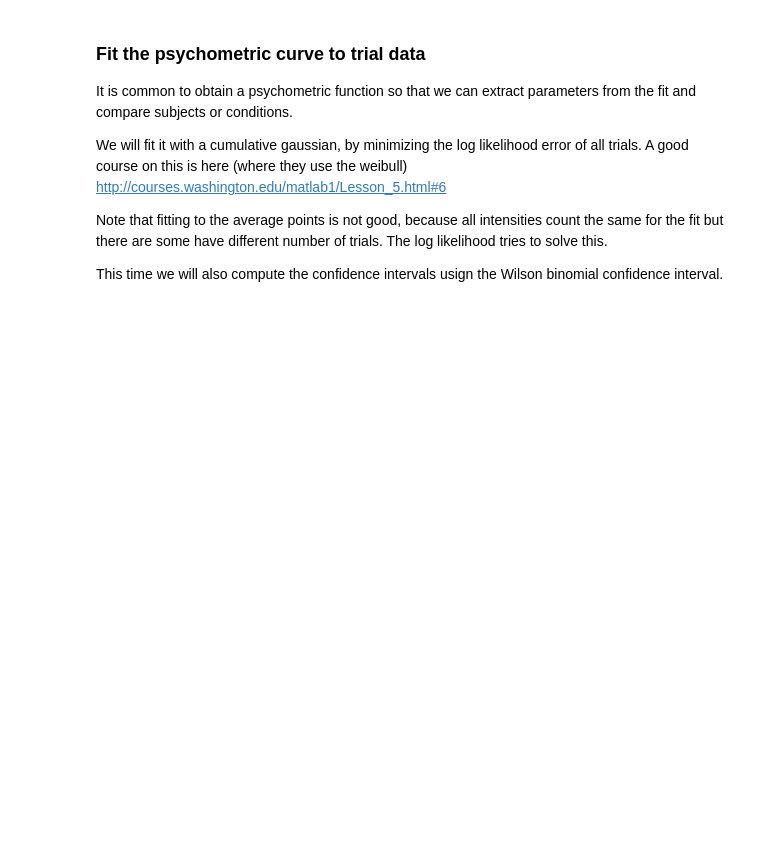
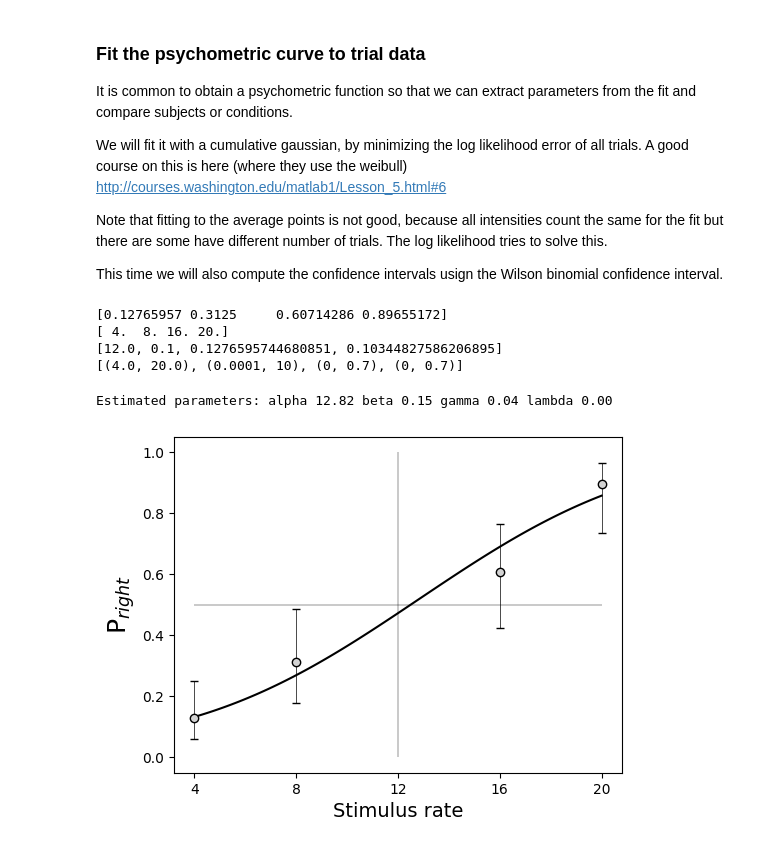
Before and after one commit to rojasgabriel/behavior_analyses, a Jupyter notebook: tutorial1_psychometric_fit_and_wilson_confidence.ipynb, the cells around one changed output. Saved outputs shown, nothing was run; the diff lists cells and outputs as text; code cells hidden in the pictures; blank space fills up the shorter version.

Commit message:
Actual bounds fix

```diff
--- a/tutorial1_psychometric_fit_and_wilson_confidence.ipynb
+++ b/tutorial1_psychometric_fit_and_wilson_confidence.ipynb
@@ -84,6 +92,16 @@ A good course on this is here (where they use the weibull) http://courses.washin
 Note that fitting to the average points is not good, because all intensities count the same for the fit but there are some have different number of trials. The log likelihood tries to solve this.
 
 This time we will also compute the confidence intervals usign the Wilson binomial confidence interval.
+# %%
+print(p_right)
+print(frequencies)
+print(x0)
+print(bounds)
+# %% [output]
+[0.12765957 0.3125     0.60714286 0.89655172]
+[ 4.  8. 16. 20.]
+[12.0, 0.1, 0.1276595744680851, 0.10344827586206895]
+[(4.0, 20.0), (0.0001, 10), (0, 0.7), (0, 0.7)]
 # %%
 # first get the average points like above
 frequencies = np.sort(np.array(list(freq_presented)).astype(float))
@@ -129,33 +147,36 @@ def neg_log_likelihood_error(func, parameters, X, Y):
     return -1*val
 #
 rate_list = np.array(rate_list)
 func = lambda pars: neg_log_likelihood_error(cumulative_gaussian, pars, rate_list.astype(float),responded_right.astype(float))
 # x0 is the initial guess for the fit, it is an important parameter
-x0 = [0.,0.1,p_right[0],1 - p_right[-1]]
+x0 = [12.,0.1,p_right[0],1 - p_right[-1]]
 
 bounds = [(frequencies[0],frequencies[-1]),(0.0001,10),(0,0.7),(0,0.7)]
 
 res = minimize(func, x0, options = dict(maxiter = 500*len(x0),adaptive=True),
                bounds = bounds, method='Nelder-Mead') # method = 'L-BFGS-B',
 
 fig = plt.figure()
 ax = fig.add_axes([0.2,0.2,0.7,0.7])
 ax.vlines(12,0,1,color = 'k',lw = 0.3) # plot a vertical line as reference at zero
 ax.hlines(0.5,np.min(frequencies),np.max(frequencies),color = 'k',lw = 0.3) # plot an horizontal line as reference for chance performance
 ax.set_xticks([4, 8, 12, 16, 20])
 
 # plot the fit
 nx = np.linspace(np.min(frequencies),np.max(frequencies),100)
 ax.plot(nx,cumulative_gaussian(*res.x,nx),'k')
 
 # plot the observed data and confidence intervals
 for i,e in zip(frequencies,ci_right):  # plot the confidence intervals
     ax.plot(i*np.array([1,1]),e,'_-',lw=0.5,color = 'black')
 
 ax.plot(frequencies,p_right,'ko',markerfacecolor = 'lightgray',markersize = 6)
 
 ax.set_ylabel('P$_{right}$',fontsize = 18)  # set the y-axis label with latex nomenclature
 ax.set_xlabel('Stimulus rate', fontsize = 14); # set the x-axis label
 print('Estimated parameters: alpha {0:2.2f} beta {1:2.2f} gamma {2:2.2f} lambda {3:2.2f}'.format(*res.x))
+# %% [output]
+Estimated parameters: alpha 12.82 beta 0.15 gamma 0.04 lambda 0.00
+[figure, added]
 # %%
 #print(np.sqrt(np.diag(res.hess_inv.todense()))) # The sqrt of the diagonal of the cov mat are the parameter errors?
```
Also changed, not shown: parts of 2 cells of this notebook.
